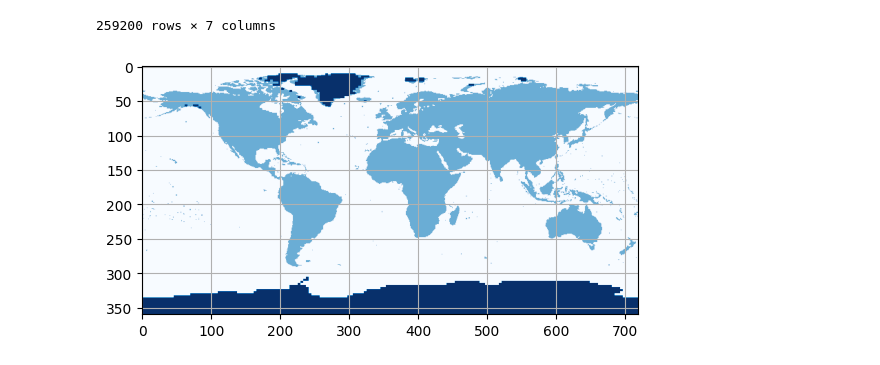
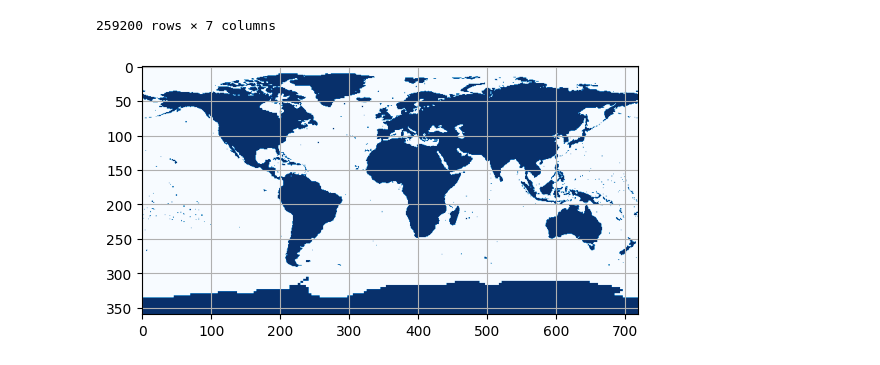
Before and after one commit to SEnikeeva/proc_optimisation, a Jupyter notebook: data.ipynb, the cells around one changed output. Saved outputs shown, nothing was run; the diff lists cells and outputs as text; code cells hidden in the pictures.

```diff
--- a/data.ipynb
+++ b/data.ipynb
@@ -3,7 +3,7 @@ import matplotlib.pyplot as plt
 import numpy as np
 import pandas as pd
 # %%
-mask_df = pd.read_csv('term_landseamask.csv', sep=';')
+mask_df = pd.read_csv('data/term_landseamask.csv', sep=';')
 # %%
 mask_df
 # %% [output]
@@ -22,7 +22,8 @@ mask_df
 259200 rows × 7 columns
 # %%
 mask = np.array(mask_df['olim']).reshape(720, 360).T
+mask[mask == 2] = 1
 plt.imshow(mask, cmap='Blues')
 plt.grid()
 # %% [output]
-[figure, old version]
+[figure, new version]
```
Also changed, not shown: parts of 4 cells of this notebook.
